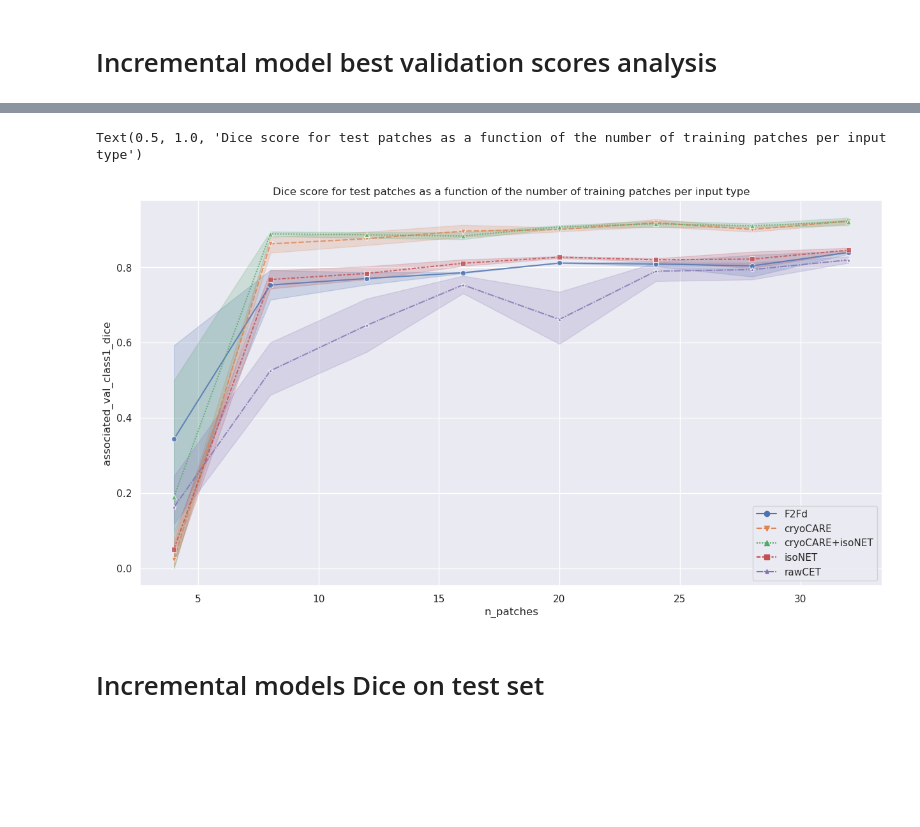
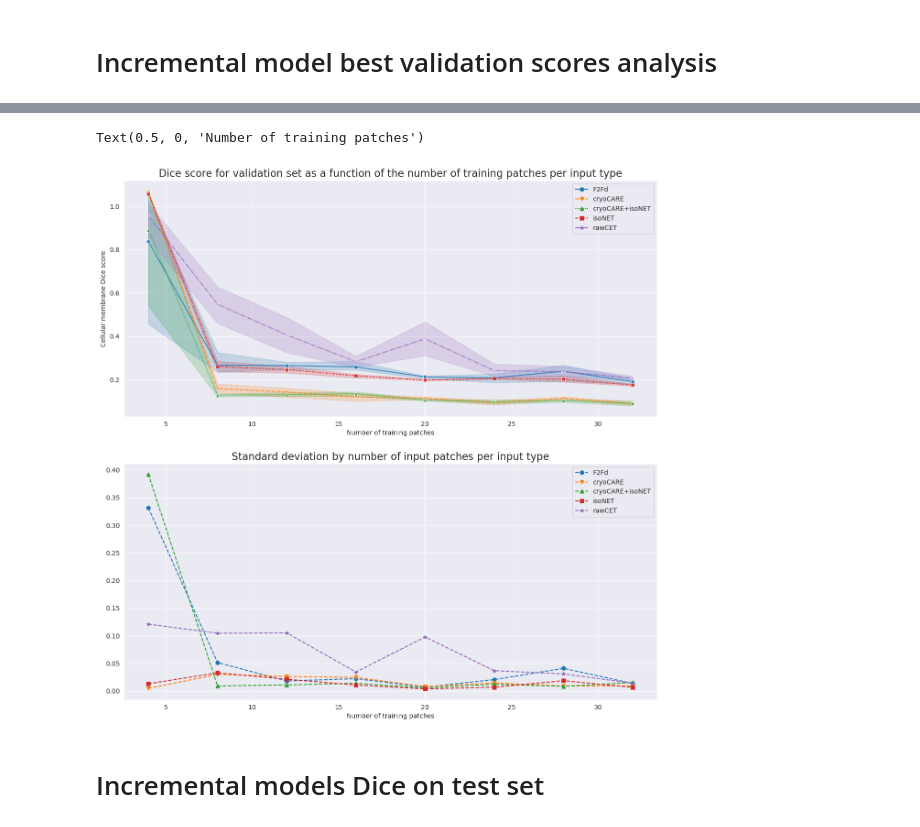
Before and after one commit to Fickincool/master-thesis, a Jupyter notebook: Notebooks/7.00_tomoSegmentPipeline/7.02_analyze_incremental_models.ipynb, the cells around one changed output, grey strips where cells are left out. Saved outputs shown, nothing was run; the diff lists cells and outputs as text; code cells hidden in the pictures; blank space fills up the shorter version.

```diff
--- a/Notebooks/7.00_tomoSegmentPipeline/7.02_analyze_incremental_models.ipynb
+++ b/Notebooks/7.00_tomoSegmentPipeline/7.02_analyze_incremental_models.ipynb
@@ -182,11 +192,30 @@ Text(0.5, 1.0, 'Standard deviation by number of input patches per input type')
-# %%
-plt.figure(dpi=100)
-sns.lineplot(x='n_patches', y='associated_val_class1_dice', hue='input_type', data=df_incremental, style='input_type', markers=markers, alpha=0.8)
-plt.legend(loc='lower right')
-plt.title('Dice score for test patches as a function of the number of training patches per input type')
-# %% [output]
-Text(0.5, 1.0, 'Dice score for test patches as a function of the number of training patches per input type')
-[figure, removed]
+# %%
+markers = ['o', 'v', '^', 's', '*']
+sns.set_style("darkgrid")
+
+fig, (ax_mean, ax_std) = plt.subplots(2, 1, figsize=(15, 15), dpi=100)
+# plt.tight_layout()
+
+sns.lineplot(x='n_patches', y='best_val_loss_epoch', hue='input_type', data=df_incremental, style='input_type', markers=markers, alpha=0.8, ax=ax_mean)
+
+ax_mean.legend(loc='upper right')
+ax_mean.set_title('Dice score for validation set as a function of the number of training patches per input type', size=16)
+
+ax_mean.set_ylabel('Cellular membrane Dice score')
+ax_mean.set_xlabel('Number of training patches')
+
+
+count = 0
+for i, g in loss_means.set_index('n_patches_').groupby('input_type_'):
+    g = g.reset_index()
+    ax_std.plot(g['n_patches_'], g['best_val_loss_epoch_std'], label=i, marker=markers[count], linestyle='dashed')
+    ax_std.legend()
+    count+=1
+ax_std.set_title('Standard deviation by number of input patches per input type', size=16)
+ax_std.set_xlabel('Number of training patches')
+# %% [output]
+Text(0.5, 0, 'Number of training patches')
+[figure, added]
 # %% [markdown]
 # Incremental models Dice on test set
 # %%
```
Also changed, not shown: parts of 11 cells of this notebook.
